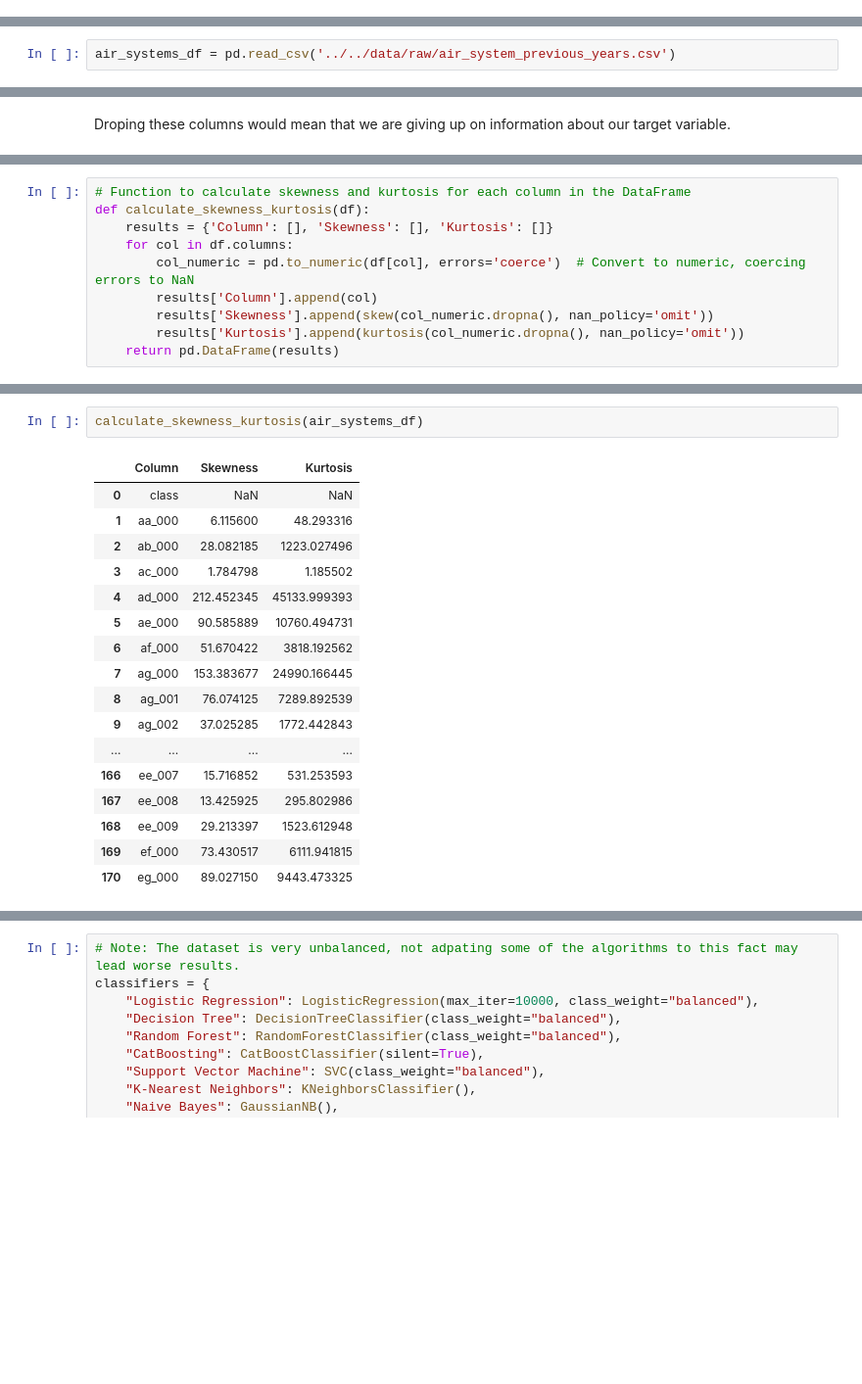
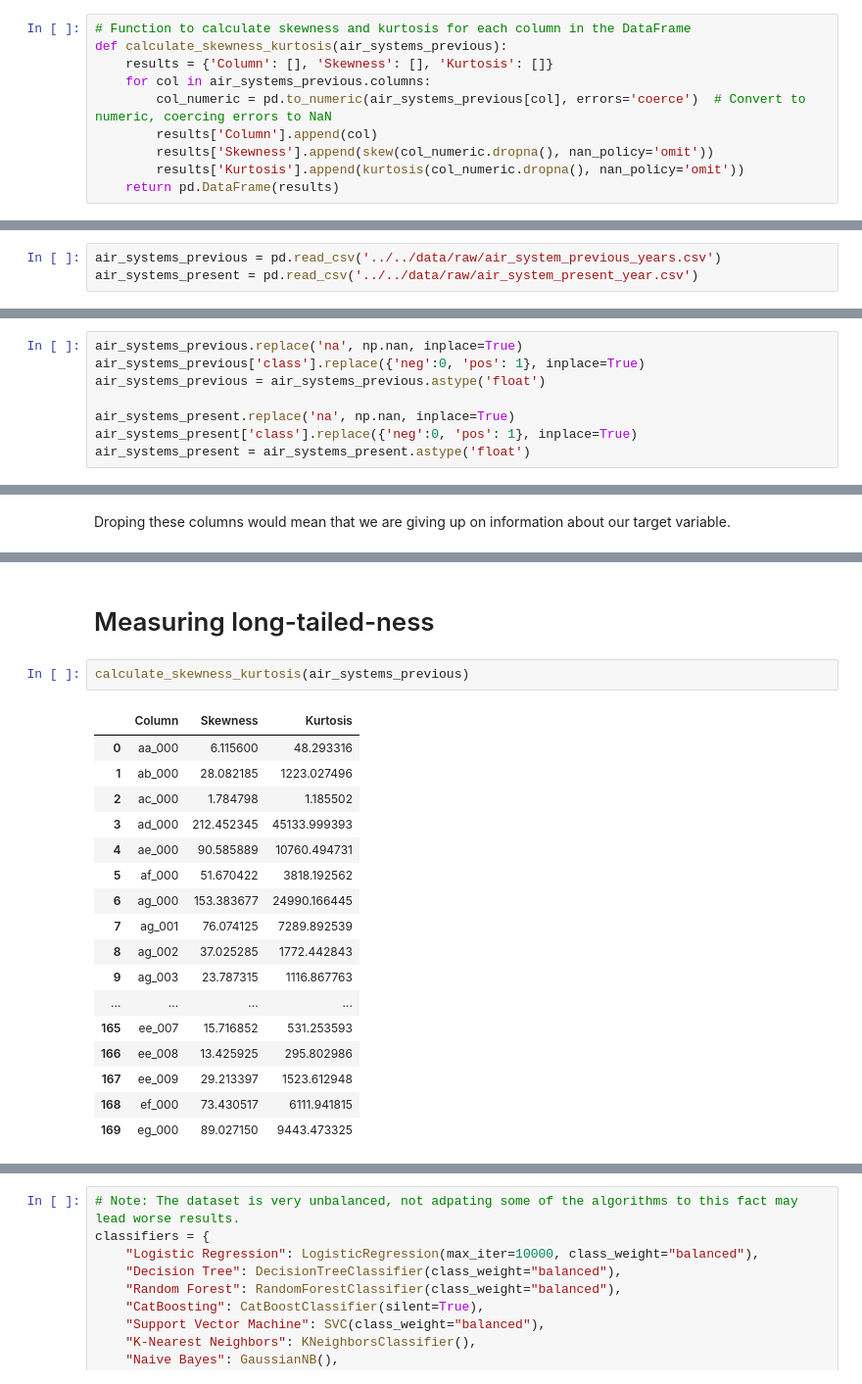
Before and after one commit to MatheusVazManzke/bix-intelligence-challenge, a Jupyter notebook: notebooks/exploration/0.0-mvm-data-exploration.ipynb, the cells around one changed output, grey strips where cells are left out. Shown at 98% size. Saved outputs shown, nothing was run; the diff lists cells and outputs as text; blank space fills up the shorter version.

```diff
--- a/notebooks/exploration/0.0-mvm-data-exploration.ipynb
+++ b/notebooks/exploration/0.0-mvm-data-exploration.ipynb
@@ -42,0 +56,10 @@ from sklearn.calibration import CalibratedClassifierCV, calibration_curve
+# %%
+# Function to calculate skewness and kurtosis for each column in the DataFrame
+def calculate_skewness_kurtosis(air_systems_previous):
+    results = {'Column': [], 'Skewness': [], 'Kurtosis': []}
+    for col in air_systems_previous.columns:
+        col_numeric = pd.to_numeric(air_systems_previous[col], errors='coerce')  # Convert to numeric, coercing errors to NaN
+        results['Column'].append(col)
+        results['Skewness'].append(skew(col_numeric.dropna(), nan_policy='omit'))
+        results['Kurtosis'].append(kurtosis(col_numeric.dropna(), nan_policy='omit'))
+    return pd.DataFrame(results)
@@ -43,2 +68,3 @@ from sklearn.calibration import CalibratedClassifierCV, calibration_curve
 # %%
-air_systems_df = pd.read_csv('../../data/raw/air_system_previous_years.csv')
+air_systems_previous = pd.read_csv('../../data/raw/air_system_previous_years.csv')
+air_systems_present = pd.read_csv('../../data/raw/air_system_present_year.csv')
@@ -51,0 +86,8 @@ Name: count, dtype: int64
+# %%
+air_systems_previous.replace('na', np.nan, inplace=True)
+air_systems_previous['class'].replace({'neg':0, 'pos': 1}, inplace=True)
+air_systems_previous = air_systems_previous.astype('float')
+
+air_systems_present.replace('na', np.nan, inplace=True)
+air_systems_present['class'].replace({'neg':0, 'pos': 1}, inplace=True)
+air_systems_present = air_systems_present.astype('float')
@@ -191,10 +284,0 @@ sns.histplot(air_systems_df['ag_001'])
-# %%
-# Function to calculate skewness and kurtosis for each column in the DataFrame
-def calculate_skewness_kurtosis(df):
-    results = {'Column': [], 'Skewness': [], 'Kurtosis': []}
-    for col in df.columns:
-        col_numeric = pd.to_numeric(df[col], errors='coerce')  # Convert to numeric, coercing errors to NaN
-        results['Column'].append(col)
-        results['Skewness'].append(skew(col_numeric.dropna(), nan_policy='omit'))
-        results['Kurtosis'].append(kurtosis(col_numeric.dropna(), nan_policy='omit'))
-    return pd.DataFrame(results)
@@ -201,20 +301,22 @@ def calculate_skewness_kurtosis(df):
+# %% [markdown]
+# Measuring long-tailed-ness
 # %%
-calculate_skewness_kurtosis(air_systems_df)
+calculate_skewness_kurtosis(air_systems_previous)
 # %% [output]
 |  | Column | Skewness | Kurtosis |
-| 0 | class | NaN | NaN |
-| 1 | aa_000 | 6.115600 | 48.293316 |
-| 2 | ab_000 | 28.082185 | 1223.027496 |
-| 3 | ac_000 | 1.784798 | 1.185502 |
-| 4 | ad_000 | 212.452345 | 45133.999393 |
-| 5 | ae_000 | 90.585889 | 10760.494731 |
-| 6 | af_000 | 51.670422 | 3818.192562 |
-| 7 | ag_000 | 153.383677 | 24990.166445 |
-| 8 | ag_001 | 76.074125 | 7289.892539 |
-| 9 | ag_002 | 37.025285 | 1772.442843 |
+| 0 | aa_000 | 6.115600 | 48.293316 |
+| 1 | ab_000 | 28.082185 | 1223.027496 |
+| 2 | ac_000 | 1.784798 | 1.185502 |
+| 3 | ad_000 | 212.452345 | 45133.999393 |
+| 4 | ae_000 | 90.585889 | 10760.494731 |
+| 5 | af_000 | 51.670422 | 3818.192562 |
+| 6 | ag_000 | 153.383677 | 24990.166445 |
+| 7 | ag_001 | 76.074125 | 7289.892539 |
+| 8 | ag_002 | 37.025285 | 1772.442843 |
+| 9 | ag_003 | 23.787315 | 1116.867763 |
 | ... | ... | ... | ... |
-| 166 | ee_007 | 15.716852 | 531.253593 |
-| 167 | ee_008 | 13.425925 | 295.802986 |
-| 168 | ee_009 | 29.213397 | 1523.612948 |
-| 169 | ef_000 | 73.430517 | 6111.941815 |
-| 170 | eg_000 | 89.027150 | 9443.473325 |
+| 165 | ee_007 | 15.716852 | 531.253593 |
+| 166 | ee_008 | 13.425925 | 295.802986 |
+| 167 | ee_009 | 29.213397 | 1523.612948 |
+| 168 | ef_000 | 73.430517 | 6111.941815 |
+| 169 | eg_000 | 89.027150 | 9443.473325 |
```
Also changed, not shown: parts of 94 cells of this notebook, 44 other files.
